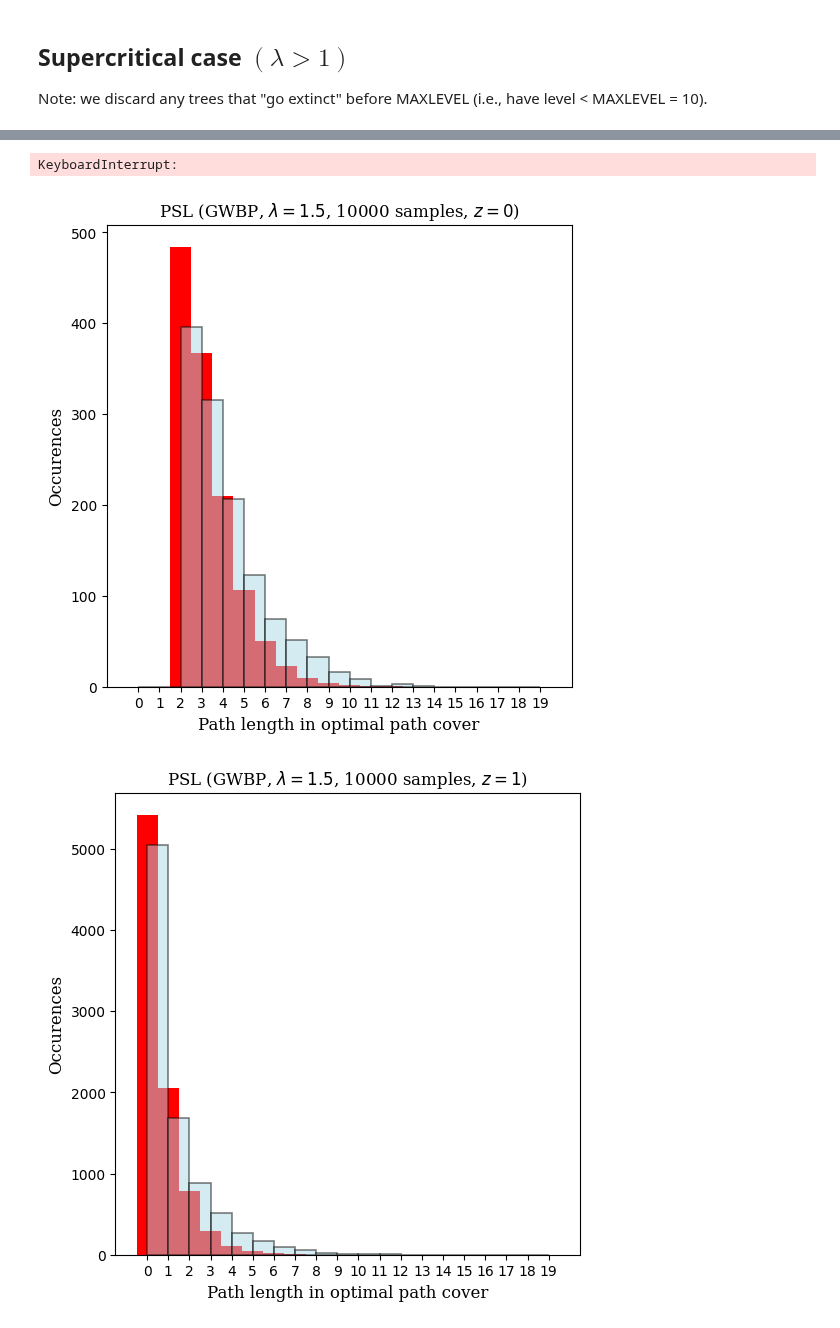
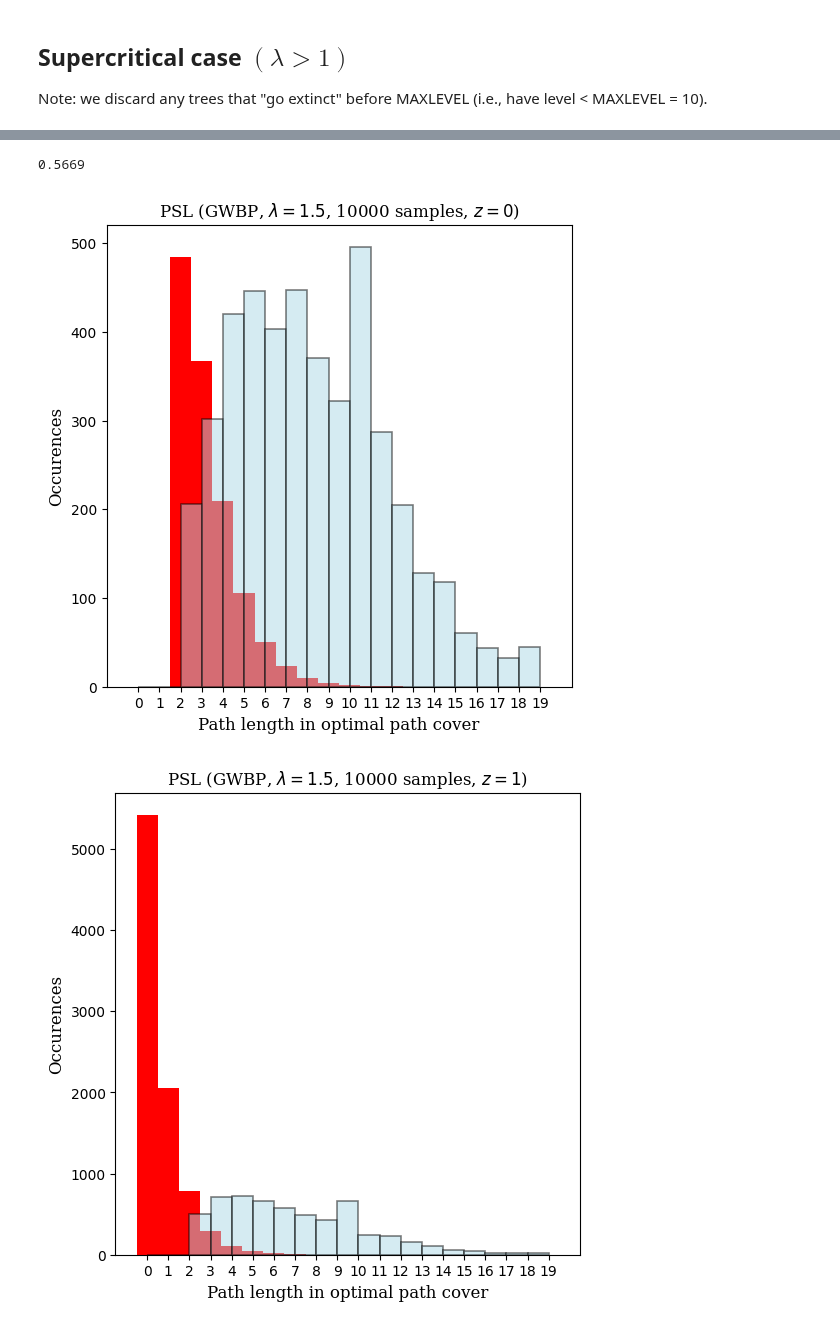
Before and after one commit to JulesGB/MeanFieldLastPassagePercolation, a Jupyter notebook: typical_path_length.ipynb, the cells around one changed output, grey strips where cells are left out. Cells and saved outputs as stored; diff of their text form; code cells hidden in the pictures.

Commit message:
modified existing GWBP function to take a distribution as input

```diff
--- a/typical_path_length.ipynb
+++ b/typical_path_length.ipynb
@@ -233,13 +238,12 @@ len(rsl_z1) / num_samples
 # %%
 # With discarding
-func = lambda: nx.Graph(GWBP(1.5, MAXLEVEL=10))
 rsl_z0, rsl_z1 = run_samples(func, sup_crit=True)
 len(rsl_z1) / num_samples
 # %% [output]
-KeyboardInterrupt:
+0.5669
 # %%
-generate_histogram(rsl_z0, compute_L_zero, bins=np.arange(0,20,1), title = f"PSL (GWBP, $\lambda=1.5$, {num_samples} samples, $z = 0$)")
-generate_histogram(rsl_z1, compute_L_one, bins=np.arange(0,20,1), title= f"PSL (GWBP, $\lambda=1.5$, {num_samples} samples, $z = 1$)")
+generate_histogram(rsl_z0, compute_L_zero, bins=np.arange(0,20,1), title = f"PSL (GWBP, $\\lambda=1.5$, {num_samples} samples, $z = 0$)")
+generate_histogram(rsl_z1, compute_L_one, bins=np.arange(0,20,1), title= f"PSL (GWBP, $\\lambda=1.5$, {num_samples} samples, $z = 1$)")
 # %% [output]
-[figure, old version]
+[figure, new version]
-[figure, old version]
+[figure, new version]
```
Also changed, not shown: parts of 17 cells of this notebook, 1 other file.
